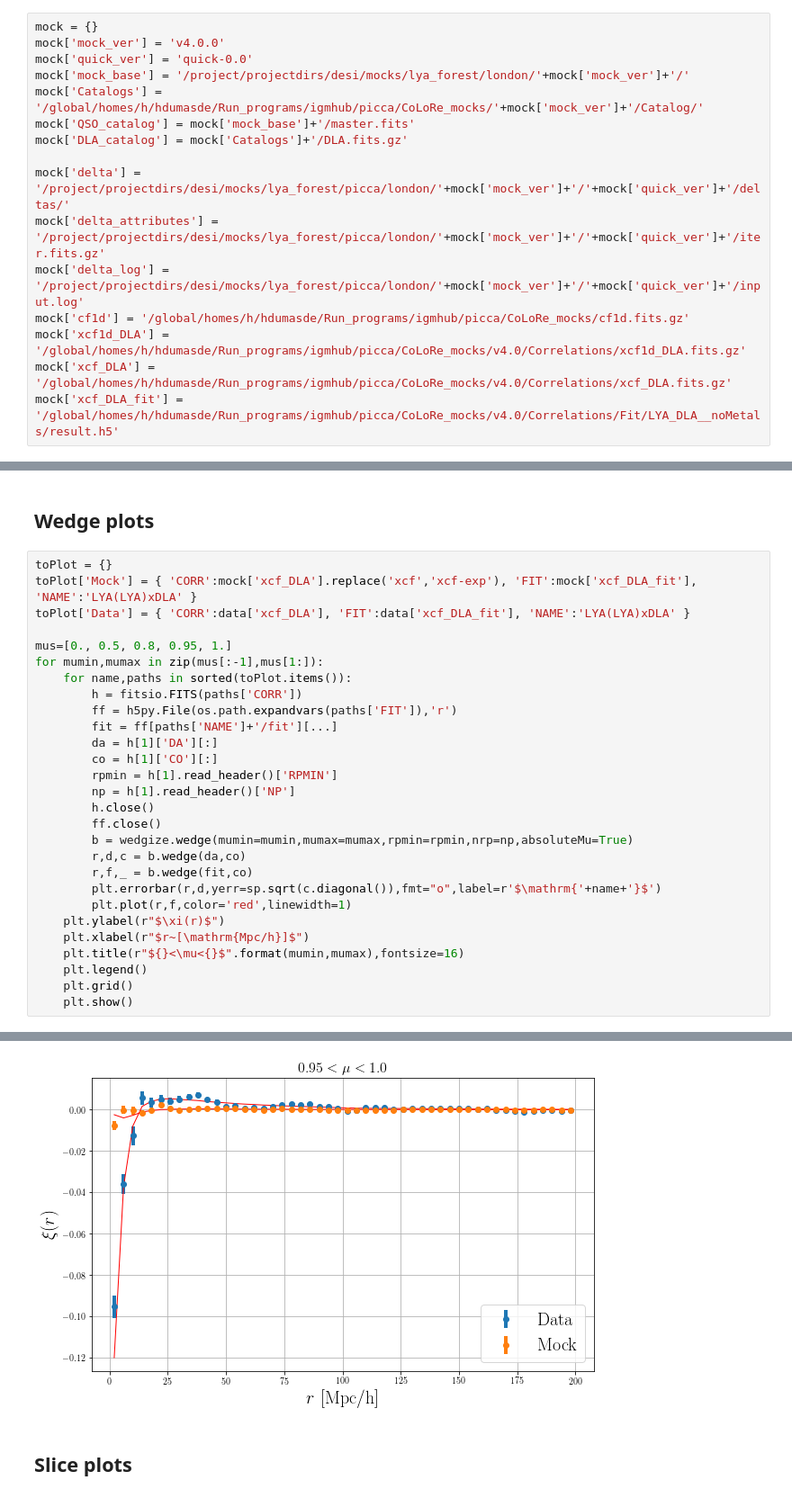
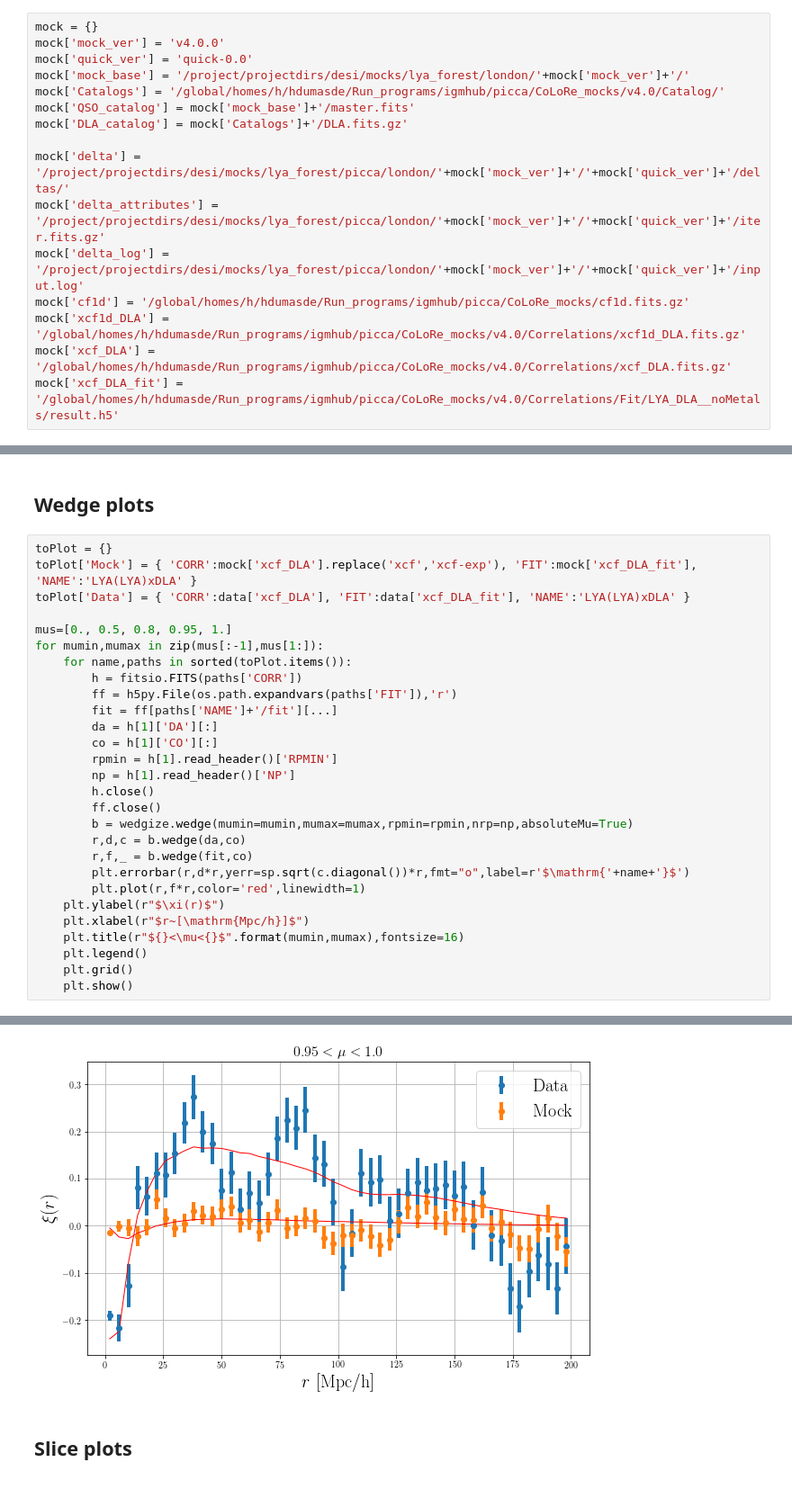
Before and after one commit to igmhub/desi_QA, a Jupyter notebook: Mocks/QA_DLA.ipynb, the cells around one changed output, grey strips where cells are left out. Shown at 90% size. Cells and saved outputs as stored; diff of their text form.

```diff
--- a/Mocks/QA_DLA.ipynb
+++ b/Mocks/QA_DLA.ipynb
@@ -45,7 +45,7 @@ mock = {}
 mock['mock_ver'] = 'v4.0.0'
 mock['quick_ver'] = 'quick-0.0'
 mock['mock_base'] = '/project/projectdirs/desi/mocks/lya_forest/london/'+mock['mock_ver']+'/'
-mock['Catalogs'] = '/global/homes/h/hdumasde/Run_programs/igmhub/picca/CoLoRe_mocks/'+mock['mock_ver']+'/Catalog/'
+mock['Catalogs'] = '/global/homes/h/hdumasde/Run_programs/igmhub/picca/CoLoRe_mocks/v4.0/Catalog/'
 mock['QSO_catalog'] = mock['mock_base']+'/master.fits'
 mock['DLA_catalog'] = mock['Catalogs']+'/DLA.fits.gz'
 
@@ -752,8 +764,8 @@ for mumin,mumax in zip(mus[:-1],mus[1:]):
         b = wedgize.wedge(mumin=mumin,mumax=mumax,rpmin=rpmin,nrp=np,absoluteMu=True)
         r,d,c = b.wedge(da,co)
         r,f,_ = b.wedge(fit,co)
-        plt.errorbar(r,d,yerr=sp.sqrt(c.diagonal()),fmt="o",label=r'$\mathrm{'+name+'}$')
-        plt.plot(r,f,color='red',linewidth=1)
+        plt.errorbar(r,d*r,yerr=sp.sqrt(c.diagonal())*r,fmt="o",label=r'$\mathrm{'+name+'}$')
+        plt.plot(r,f*r,color='red',linewidth=1)
     plt.ylabel(r"$\xi(r)$")
     plt.xlabel(r"$r~[\mathrm{Mpc/h}]$")
     plt.title(r"${}<\mu<{}$".format(mumin,mumax),fontsize=16)
@@ -767,4 +779,4 @@ for mumin,mumax in zip(mus[:-1],mus[1:]):
-[figure, old version]
+[figure, new version]
 # %% [markdown]
 ## Slice plots
 # %%
```
Also changed, not shown: parts of 2 cells of this notebook, 1 other file.
